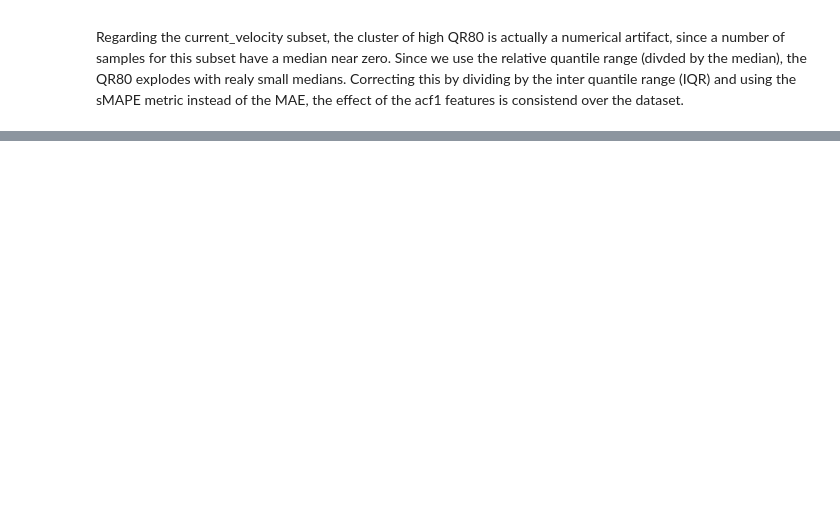
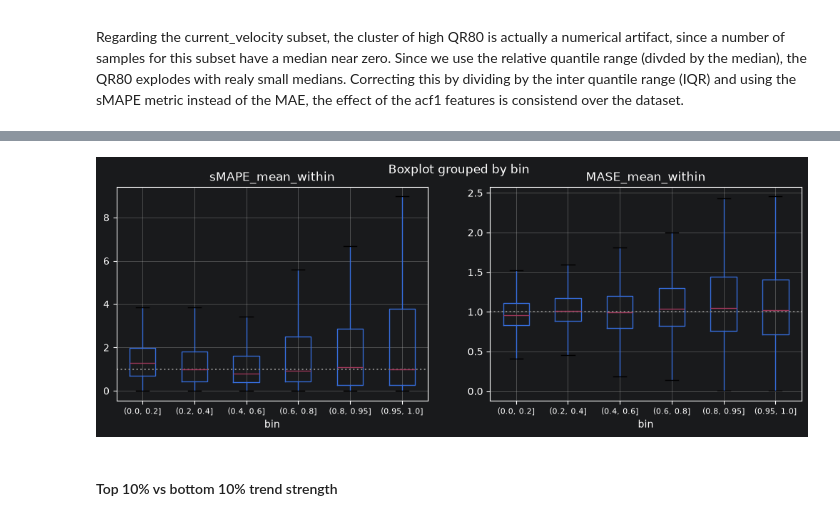
Before and after one commit to NoahPichl/aiviz, a Jupyter notebook: team_blue/main.ipynb, the cells around one changed output, grey strips where cells are left out. Saved outputs shown, nothing was run; the diff lists cells and outputs as text; code cells hidden in the pictures; blank space fills up the shorter version.

```diff
--- a/team_blue/main.ipynb
+++ b/team_blue/main.ipynb
@@ -110,0 +206,10 @@ Regarding the current_velocity subset, the cluster of high QR80 is actually a nu
+# %%
+fig, axes = plt.subplots(1, 2, figsize=(12, 4))
+for ax, m in zip(axes, metrics):
+    d.boxplot(column=m + "_within", by="bin", ax=ax, showfliers=False)
+    ax.axhline(1, color="grey", ls=":")
+    ax.tick_params(axis="x", labelsize=8)
+# %% [output]
+[figure, added]
+# %% [markdown]
+#### Top 10% vs bottom 10% trend strength
```
Also changed, not shown: parts of 12 cells of this notebook, 1 other file.
